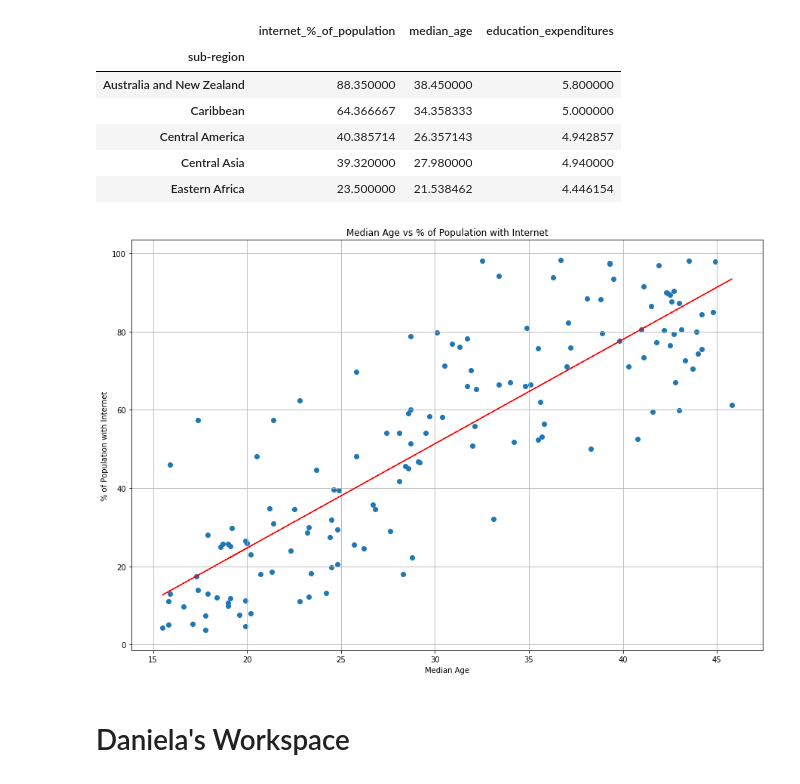
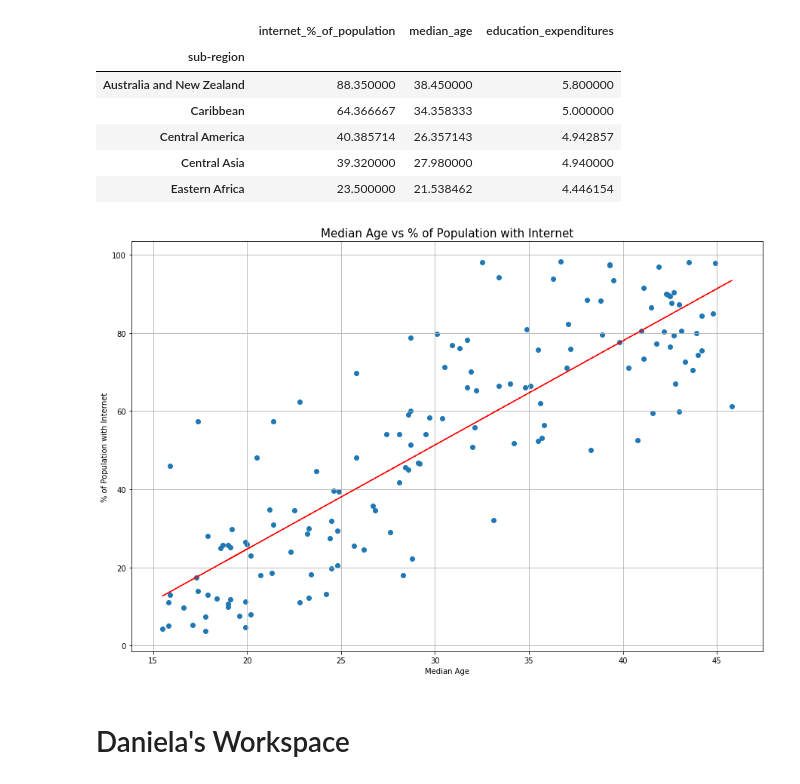
Before and after one commit to JoshuaFarmerATX/butterfly_effects_project, a Jupyter notebook: butterfly_effect-Claudia.ipynb, the cells around one changed output. Cells and saved outputs as stored; diff of their text form; code cells hidden in the pictures.

```diff
--- a/butterfly_effect-Claudia.ipynb
+++ b/butterfly_effect-Claudia.ipynb
@@ -90,20 +92,20 @@ sub_df.head()
 # %%
 z_trend = np.polyfit(df_filtered["median_age"], df_filtered["internet_%_of_population"], 1)
 p_trend = np.poly1d(z_trend)
 
 plt.figure(figsize=(15,10))
 plt.plot(df_filtered["median_age"],p_trend(df_filtered["median_age"]),"r--")
 plt.scatter(df_filtered["median_age"], df_filtered["internet_%_of_population"])
-plt.title("Median Age vs % of Population with Internet")
+plt.title("Median Age vs % of Population with Internet", fontsize=15)
 plt.xlabel("Median Age")
 plt.ylabel("% of Population with Internet")
 plt.grid()
 
 plt.savefig("Fig2.png")
 
 plt.show()
 # %% [output]
-[figure, old version]
+[figure, new version]
 # %% [markdown]
 <h1>Daniela's Workspace</h1>
 # %%
```
Also changed, not shown: parts of 6 cells of this notebook, 7 other files.
